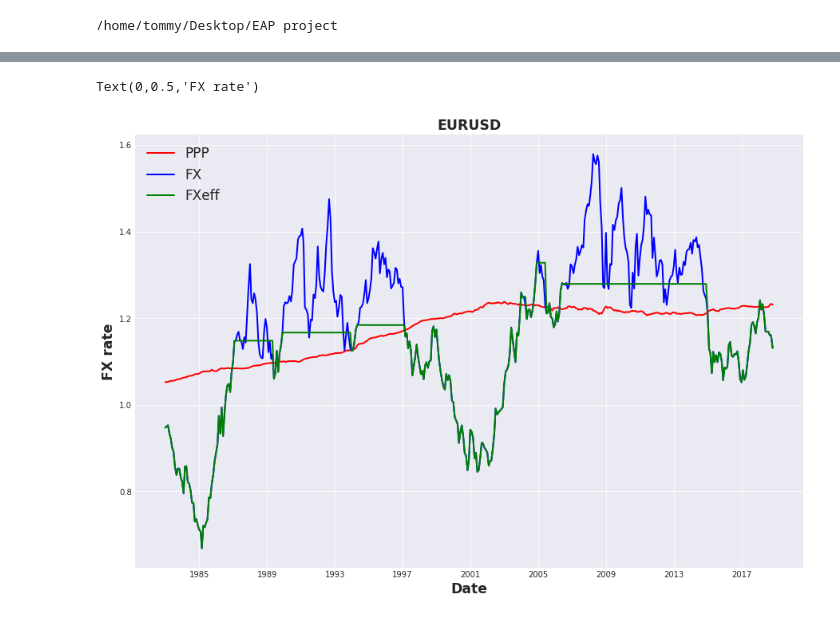
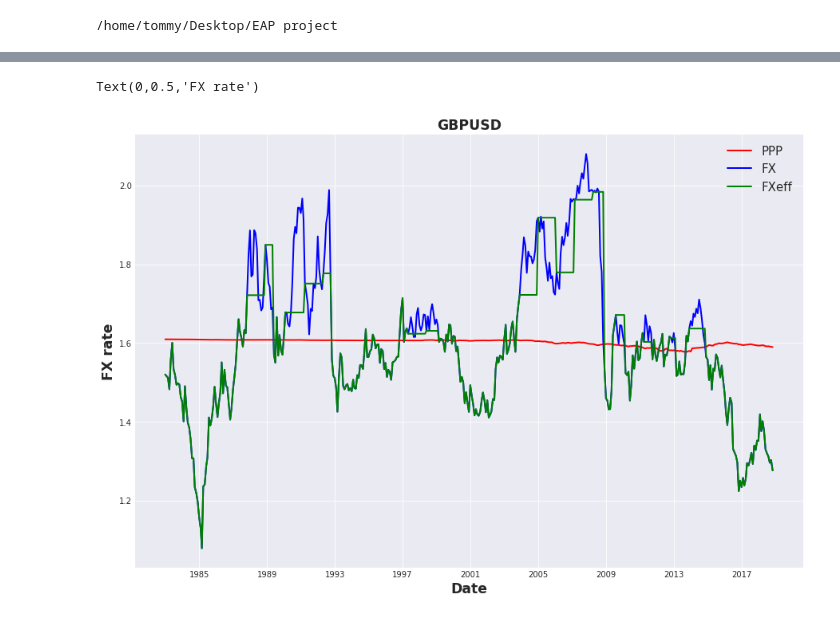
Before and after one commit to Tommy23Liu/assetpricing1, a Jupyter notebook: EAProj.ipynb, the cells around one changed output, grey strips where cells are left out. Drawn from its saved outputs; the diff is of its cells as text; code cells hidden in the pictures.

```diff
--- a/EAProj.ipynb
+++ b/EAProj.ipynb
@@ -48,8 +30,8 @@ See the caveats in the documentation: http://pandas.pydata.org/pandas-docs/stabl
 # %%
-###without adding new shit
+#group by currency, store them in an array of dataframes
 pair = []
 for elem in pairs:
     df= raw.loc[raw.Pair == elem,:]
-    df.reset_index()
+    df = df.reset_index(drop=True)
     pair.append(df)
 # %%
@@ -82,12 +54,0 @@ months = pd.Series(months)
-# %%
-hedge = 1*(months > 3)
-FX_eff = []
-
-for (fx,h) in zip(elem.FX,hedge):
-    if h == 0:
-        p = fx
-    else:
-        pass
-    FX_eff.append(p)
-
-fxe = pd.Series(FX_eff)
@@ -93,0 +109,15 @@ fxe = pd.Series(FX_eff)
+# %%
+
+[p1,p2,p3]=pair[1:4]
+p1 = pre_h(p1)
+p2 = pre_h(p2)
+p3 = pre_h(p3)
+
+######wait 3 period and hedge for 12 month
+r1 = hedge(p1,3,12)
+r2 = hedge(p2,3,12)
+r3 = hedge(p3,3,12)
+######wait 3 period and hedge for 6 months
+rr1 = hedge(p1,3,6)
+rr2 = hedge(p2,3,6)
+rr3 = hedge(p3,3,6)
@@ -94,16 +135,17 @@ fxe = pd.Series(FX_eff)
 # %%
 #plot
 sns.set_style('darkgrid')
 fig = plt.figure(figsize = (15,10))
 ax=fig.add_subplot(1,1,1)
-#ax.plot(elem.Dates,FX_greater,c='green',linewidth = 2,label='FX>PPP')
-ax.plot(elem.Dates,fitted,c='red',linewidth = 2,label='PPP')
-ax.plot(elem.Dates,elem.FX,c='blue',linewidth = 2,label='FX')
-ax.plot(elem.Dates,fxe,c='green',linewidth = 2,label='FXeff')
-ax.legend(loc='upper left',prop={'size': 17})
-ax.set_title('EURUSD',fontsize ='xx-large', fontweight ='bold')
+
+ax.plot(r1.Dates,r1.fitted,c='red',linewidth = 2,label='PPP')#
+ax.plot(r1.Dates,r1.FX,c='blue',linewidth = 2,label='FX')#
+ax.plot(r1.Dates,r1.FX_eff,c='green',linewidth = 2,label='FXeff')#
+ax.set_title(r1.Pair[0],fontsize ='xx-large', fontweight ='bold')#
+
+ax.legend(loc='upper right',prop={'size': 15})
 ax.set_xlabel('Date',fontsize ='xx-large', fontweight ='bold')
 ax.set_ylabel('FX rate', rotation = 90, fontsize ='xx-large',fontweight='bold')
 # %% [output]
 Text(0,0.5,'FX rate')
-[figure, old version]
+[figure, new version]
```
Also changed, not shown: parts of 13 cells of this notebook.
